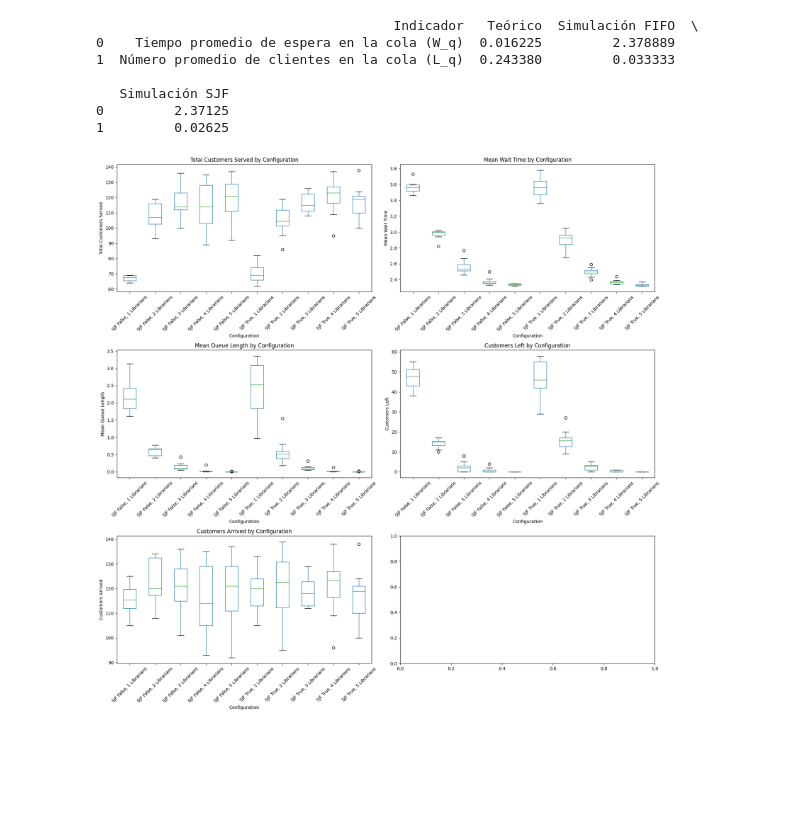
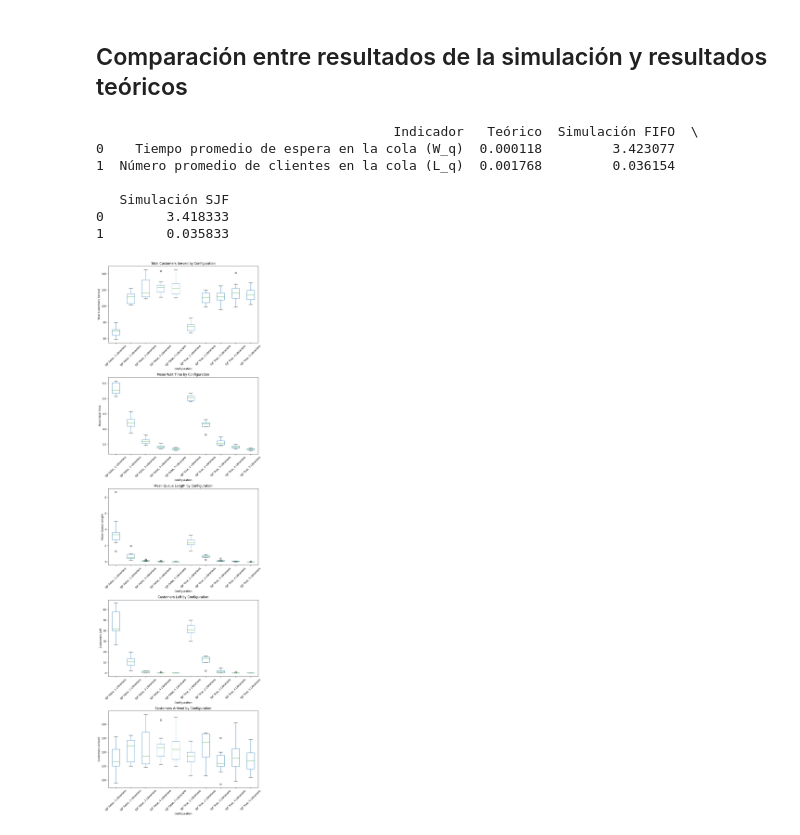
Before and after one commit to chriss8g/Simulador-Biblioteca, a Jupyter notebook: statistic.ipynb, the cells around one changed output. Drawn from its saved outputs; the diff is of its cells as text; code cells hidden in the pictures; blank space fills up the shorter version.

```diff
--- a/statistic.ipynb
+++ b/statistic.ipynb
@@ -21,3 +1,5 @@ Customer (Slow) left at 325.42 minutes after wai
+# %% [markdown]
+## Comparación entre resultados de la simulación y resultados teóricos
 # %%
 import numpy as np
 import pandas as pd
@@ -25,7 +7,7 @@ import math
 
 # Parámetros del sistema adaptados para 4 servidores
 lambda_ = 15  # tasa de llegada (clientes por hora)
-mu = 7       # tasa de servicio (clientes por hora)
+mu = 20       # tasa de servicio (clientes por hora)
 c = 4         # número de servidores
 
 # Cálculos intermedios
@@ -67,54 +49,51 @@ comparison_df = pd.DataFrame({
 print(comparison_df)
 # %% [output]
                                       Indicador   Teórico  Simulación FIFO  \
-0    Tiempo promedio de espera en la cola (W_q)  0.016225         2.378889
-1  Número promedio de clientes en la cola (L_q)  0.243380         0.033333
+0    Tiempo promedio de espera en la cola (W_q)  0.000118         3.423077
+1  Número promedio de clientes en la cola (L_q)  0.001768         0.036154
 
    Simulación SJF
-0         2.37125
-1         0.02625
+0        3.418333
+1        0.035833
 # %%
 import pandas as pd
 import matplotlib.pyplot as plt
 
 # Cargar los datos desde el archivo CSV
 data = pd.read_csv('all_simulations_statistics.csv')
-
-# # Convertir la columna 'Policy' a cadena para facilitar el manejo
-# data['Policy'] = data['Policy'].astype(str)
 
 data2 = data.copy()
 # Crear una columna para representar las configuraciones
 
 data2['Configuration'] = 'SJF ' + data2['SJF'].astype(str) + ', ' + data2['Num Librarians'].astype(str) + ' Librarians'
 
 # Lista de las columnas de interés
 columns_of_interest = [
     'Total Customers Served', 'Mean Wait Time', 'Mean Queue Length', 'Customers Left', 'Customers Arrived'
 ]
 
 # Configurar el grid de gráficos
-num_columns = 2
+num_columns = 1
 num_rows = (len(columns_of_interest) + num_columns - 1) // num_columns
 
-fig, axes = plt.subplots(num_rows, num_columns, figsize=(18, 18))
+fig, axes = plt.subplots(num_rows, num_columns, figsize=(9, 30))
 axes = axes.flatten()
 
 # Crear boxplots para cada columna de interés
 for i, column in enumerate(columns_of_interest):
     # Crear el boxplot
     data2.boxplot(column=column, by='Configuration', ax=axes[i], grid=False)
     axes[i].set_title(f'{column} by Configuration')
     axes[i].set_xlabel('Configuration')
     axes[i].set_ylabel(column)
     axes[i].tick_params(axis='x', rotation=45)
 
 # Ajustar diseño para evitar superposición de gráficos
 plt.tight_layout()
 plt.suptitle('')  # Eliminar el título superfluo generado por pandas
 plt.show()
 # %% [output]
-[figure, old version]
+[figure, new version]
 # %%
 import seaborn as sns
 import matplotlib.pyplot as plt
```
Also changed, not shown: parts of 6 cells of this notebook, 23 other files.
